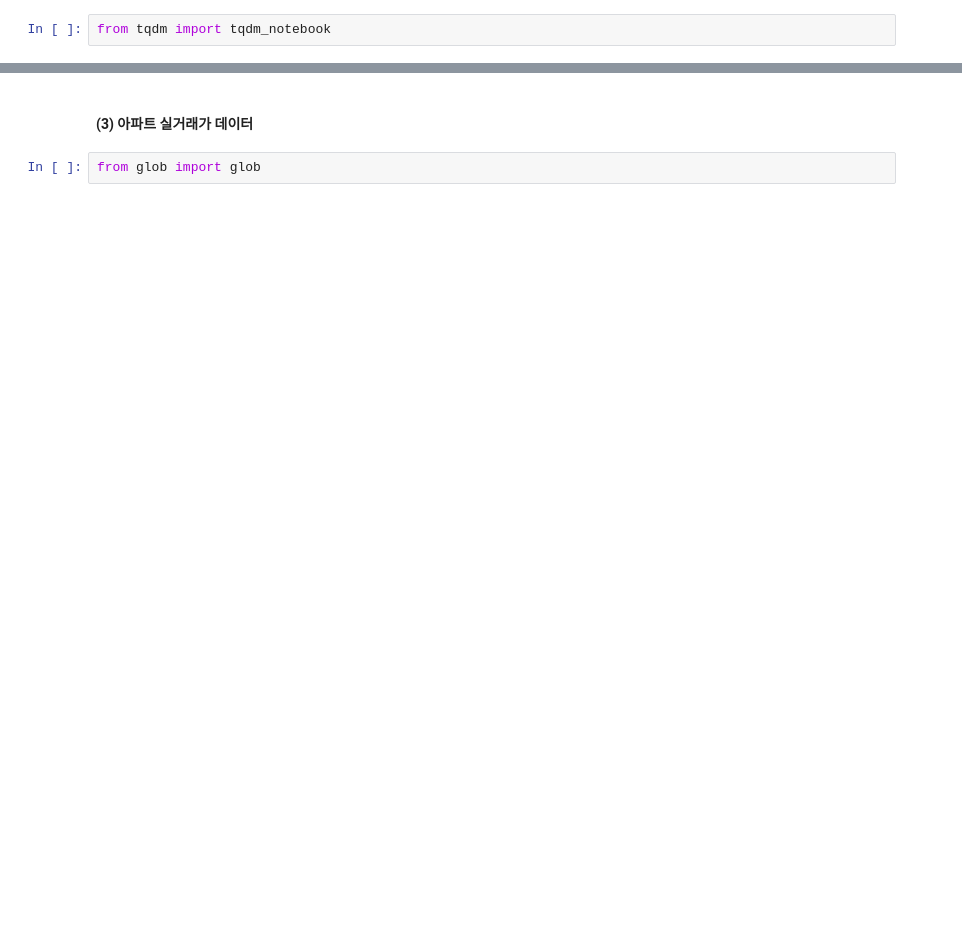
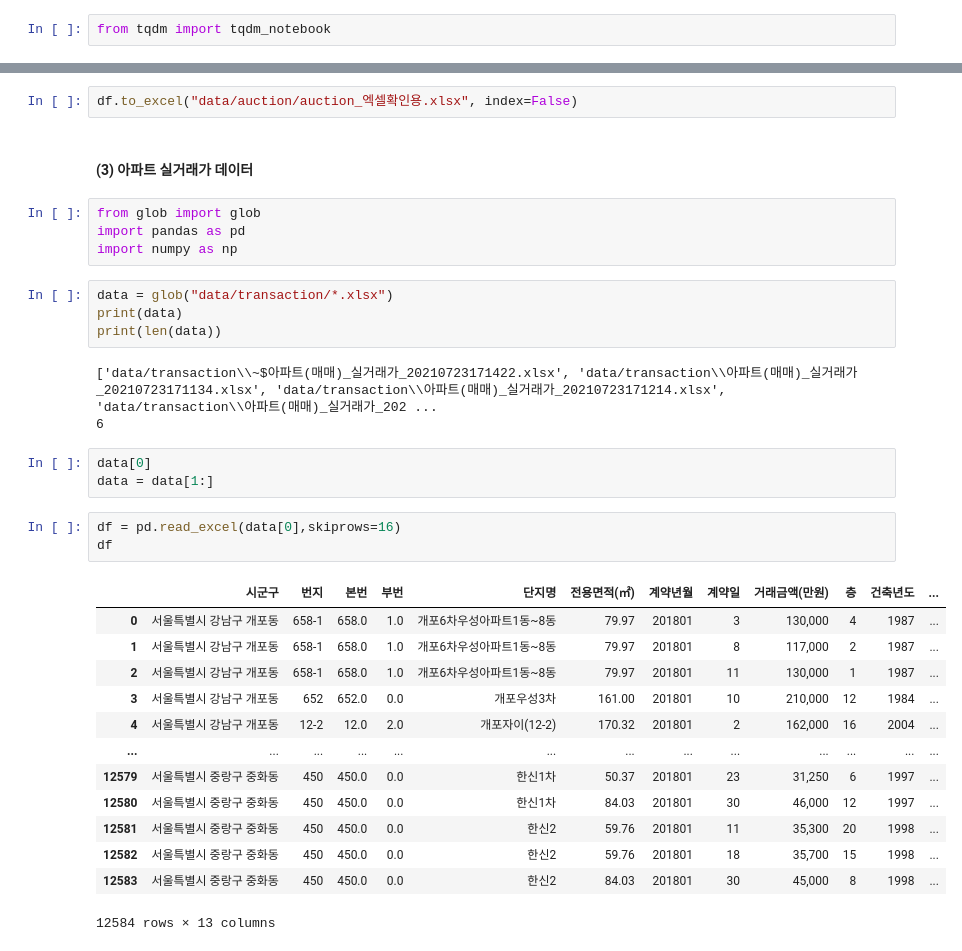
Before and after one commit to JinsolPark/final_project, a Jupyter notebook: jspark/01_데이터 준비.ipynb, the cells around one changed output, grey strips where cells are left out. Saved outputs shown, nothing was run; the diff lists cells and outputs as text; blank space fills up the shorter version.

```diff
--- a/jspark/01_데이터 준비.ipynb
+++ b/jspark/01_데이터 준비.ipynb
@@ -255,4 +936,35 @@ memory usage: 285.9+ KB
+# %%
+df.to_excel("data/auction/auction_엑셀확인용.xlsx", index=False)
 # %% [markdown]
 #### (3) 아파트 실거래가 데이터
 # %%
 from glob import glob
+import pandas as pd
+import numpy as np
+# %%
+data = glob("data/transaction/*.xlsx")
+print(data)
+print(len(data))
+# %% [output]
+['data/transaction\\~$아파트(매매)_실거래가_20210723171422.xlsx', 'data/transaction\\아파트(매매)_실거래가_20210723171134.xlsx', 'data/transaction\\아파트(매매)_실거래가_20210723171214.xlsx', 'data/transaction\\아파트(매매)_실거래가_202 ...
+6
+# %%
+data[0]
+data = data[1:]
+# %%
+df = pd.read_excel(data[0],skiprows=16)
+df
+# %% [output]
+|  | 시군구 | 번지 | 본번 | 부번 | 단지명 | 전용면적(㎡) | 계약년월 | 계약일 | 거래금액(만원) | 층 | 건축년도 | ... |
+| 0 | 서울특별시 강남구 개포동 | 658-1 | 658.0 | 1.0 | 개포6차우성아파트1동~8동 | 79.97 | 201801 | 3 | 130,000 | 4 | 1987 | ... |
+| 1 | 서울특별시 강남구 개포동 | 658-1 | 658.0 | 1.0 | 개포6차우성아파트1동~8동 | 79.97 | 201801 | 8 | 117,000 | 2 | 1987 | ... |
+| 2 | 서울특별시 강남구 개포동 | 658-1 | 658.0 | 1.0 | 개포6차우성아파트1동~8동 | 79.97 | 201801 | 11 | 130,000 | 1 | 1987 | ... |
+| 3 | 서울특별시 강남구 개포동 | 652 | 652.0 | 0.0 | 개포우성3차 | 161.00 | 201801 | 10 | 210,000 | 12 | 1984 | ... |
+| 4 | 서울특별시 강남구 개포동 | 12-2 | 12.0 | 2.0 | 개포자이(12-2) | 170.32 | 201801 | 2 | 162,000 | 16 | 2004 | ... |
+| ... | ... | ... | ... | ... | ... | ... | ... | ... | ... | ... | ... | ... |
+| 12579 | 서울특별시 중랑구 중화동 | 450 | 450.0 | 0.0 | 한신1차 | 50.37 | 201801 | 23 | 31,250 | 6 | 1997 | ... |
+| 12580 | 서울특별시 중랑구 중화동 | 450 | 450.0 | 0.0 | 한신1차 | 84.03 | 201801 | 30 | 46,000 | 12 | 1997 | ... |
+| 12581 | 서울특별시 중랑구 중화동 | 450 | 450.0 | 0.0 | 한신2 | 59.76 | 201801 | 11 | 35,300 | 20 | 1998 | ... |
+| 12582 | 서울특별시 중랑구 중화동 | 450 | 450.0 | 0.0 | 한신2 | 59.76 | 201801 | 18 | 35,700 | 15 | 1998 | ... |
+| 12583 | 서울특별시 중랑구 중화동 | 450 | 450.0 | 0.0 | 한신2 | 84.03 | 201801 | 30 | 45,000 | 8 | 1998 | ... |
+12584 rows × 13 columns
```
Also changed, not shown: parts of 86 cells of this notebook, 6 other files.
